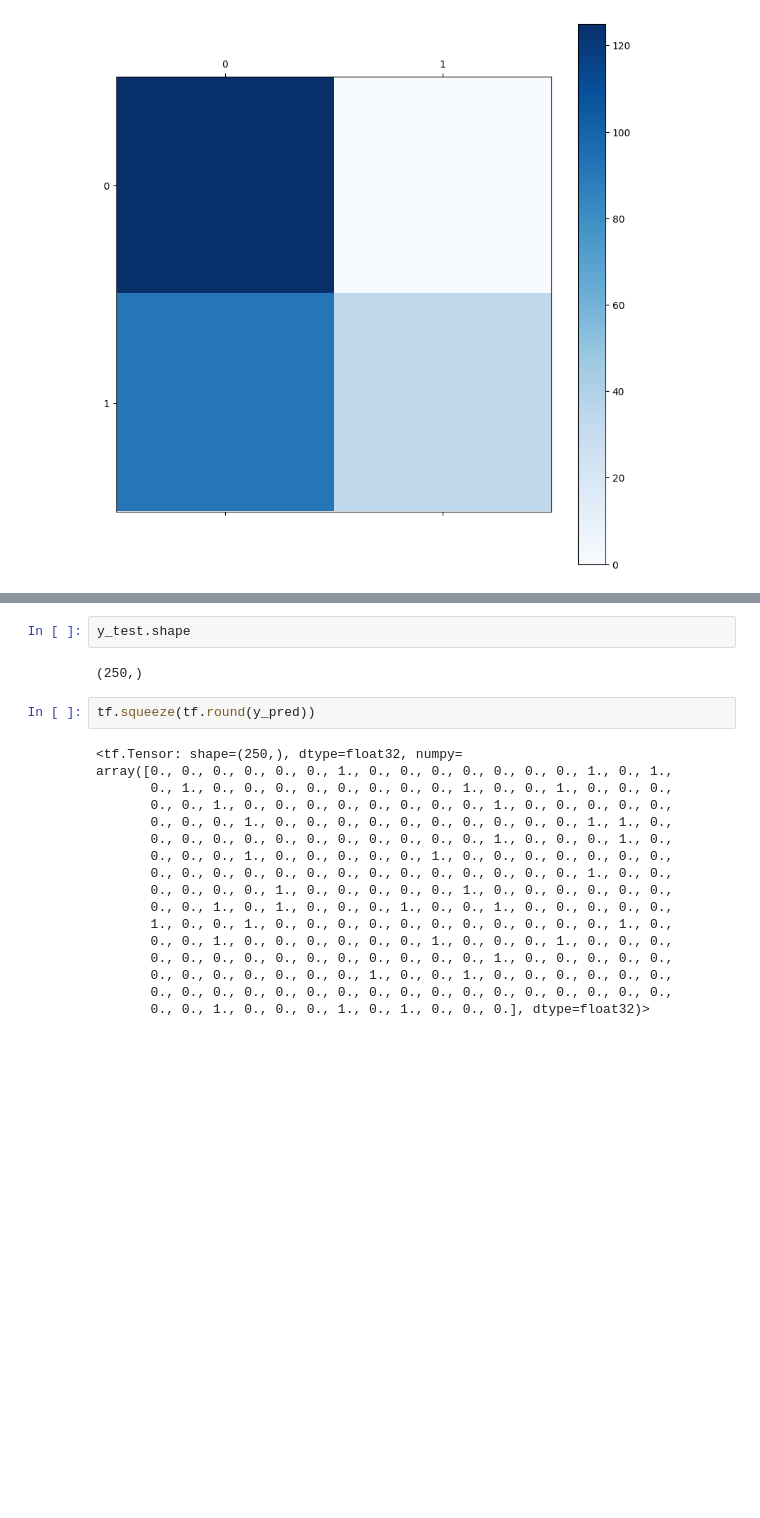
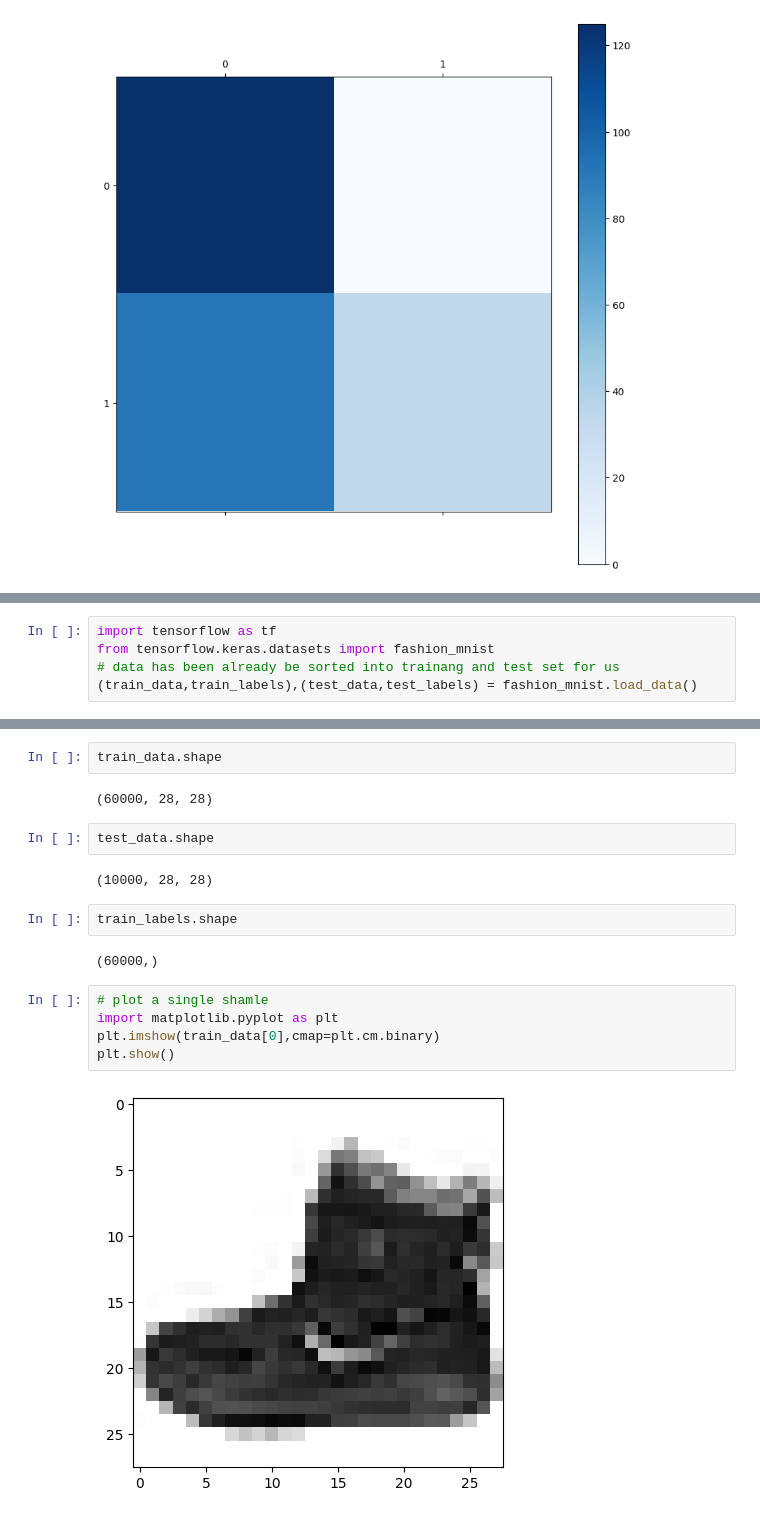
Before and after one commit to lewisnjue/AI, a Jupyter notebook: classifcaion_with_tensorflow.ipynb, the cells around one changed output, grey strips where cells are left out. Saved outputs shown, nothing was run; the diff lists cells and outputs as text; blank space fills up the shorter version.

```diff
--- a/classifcaion_with_tensorflow.ipynb
+++ b/classifcaion_with_tensorflow.ipynb
@@ -303,0 +289,5 @@ array([[0.4260927 ],
+# %%
+import tensorflow as tf
+from tensorflow.keras.datasets import fashion_mnist
+# data has been already be sorted into trainang and test set for us
+(train_data,train_labels),(test_data,test_labels) = fashion_mnist.load_data()
@@ -304,23 +325,19 @@ array([[0.4260927 ],
 # %%
-y_test.shape
+train_data.shape
 # %% [output]
-(250,)
+(60000, 28, 28)
-# %%
-tf.squeeze(tf.round(y_pred))
-# %% [output]
-<tf.Tensor: shape=(250,), dtype=float32, numpy=
-array([0., 0., 0., 0., 0., 0., 1., 0., 0., 0., 0., 0., 0., 0., 1., 0., 1.,
-       0., 1., 0., 0., 0., 0., 0., 0., 0., 0., 1., 0., 0., 1., 0., 0., 0.,
-       0., 0., 1., 0., 0., 0., 0., 0., 0., 0., 0., 1., 0., 0., 0., 0., 0.,
-       0., 0., 0., 1., 0., 0., 0., 0., 0., 0., 0., 0., 0., 0., 1., 1., 0.,
-       0., 0., 0., 0., 0., 0., 0., 0., 0., 0., 0., 1., 0., 0., 0., 1., 0.,
-       0., 0., 0., 1., 0., 0., 0., 0., 0., 1., 0., 0., 0., 0., 0., 0., 0.,
-       0., 0., 0., 0., 0., 0., 0., 0., 0., 0., 0., 0., 0., 0., 1., 0., 0.,
-       0., 0., 0., 0., 1., 0., 0., 0., 0., 0., 1., 0., 0., 0., 0., 0., 0.,
-       0., 0., 1., 0., 1., 0., 0., 0., 1., 0., 0., 1., 0., 0., 0., 0., 0.,
-       1., 0., 0., 1., 0., 0., 0., 0., 0., 0., 0., 0., 0., 0., 0., 1., 0.,
-       0., 0., 1., 0., 0., 0., 0., 0., 0., 1., 0., 0., 0., 1., 0., 0., 0.,
-       0., 0., 0., 0., 0., 0., 0., 0., 0., 0., 0., 1., 0., 0., 0., 0., 0.,
-       0., 0., 0., 0., 0., 0., 0., 1., 0., 0., 1., 0., 0., 0., 0., 0., 0.,
-       0., 0., 0., 0., 0., 0., 0., 0., 0., 0., 0., 0., 0., 0., 0., 0., 0.,
-       0., 0., 1., 0., 0., 0., 1., 0., 1., 0., 0., 0.], dtype=float32)>
+# %%
+test_data.shape
+# %% [output]
+(10000, 28, 28)
+# %%
+train_labels.shape
+# %% [output]
+(60000,)
+# %%
+# plot a single shamle
+import matplotlib.pyplot as plt
+plt.imshow(train_data[0],cmap=plt.cm.binary)
+plt.show()
+# %% [output]
+[figure, added]
```
Also changed, not shown: parts of 4 cells of this notebook.
